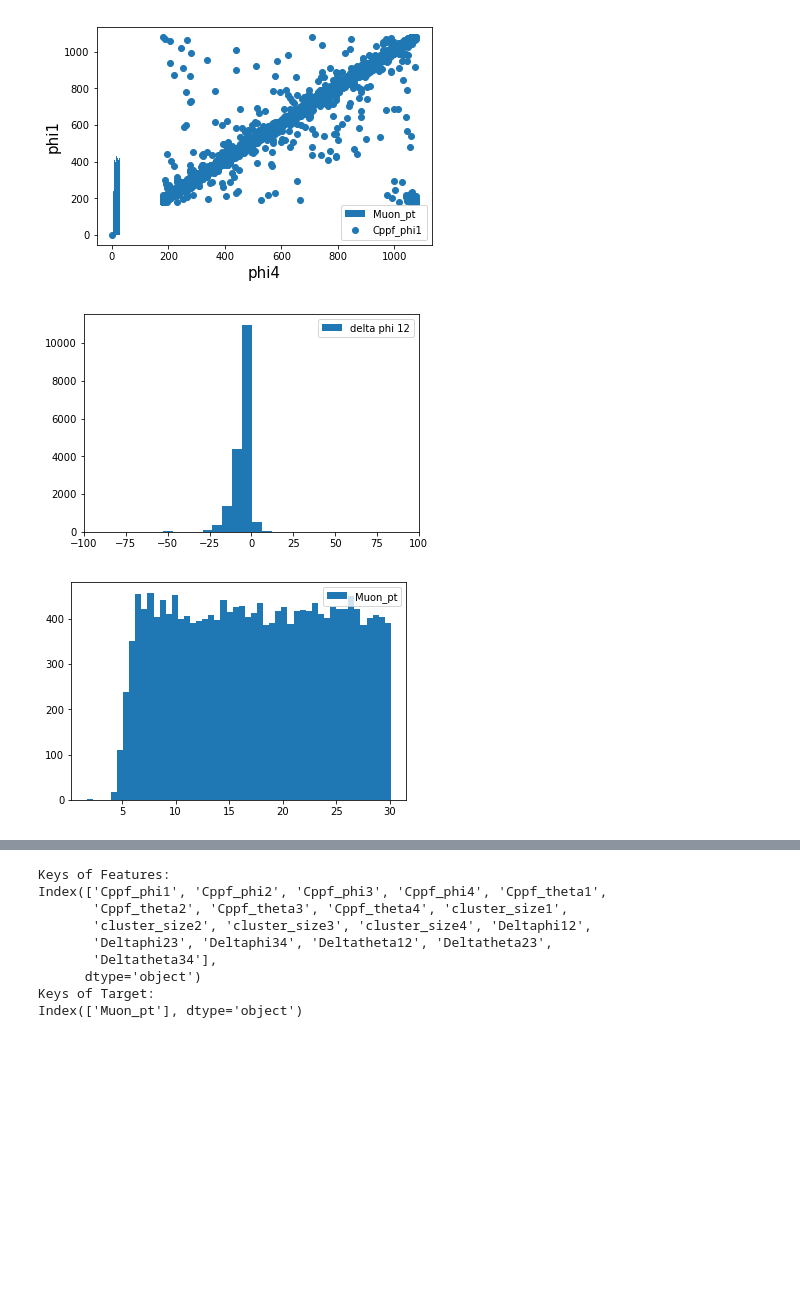
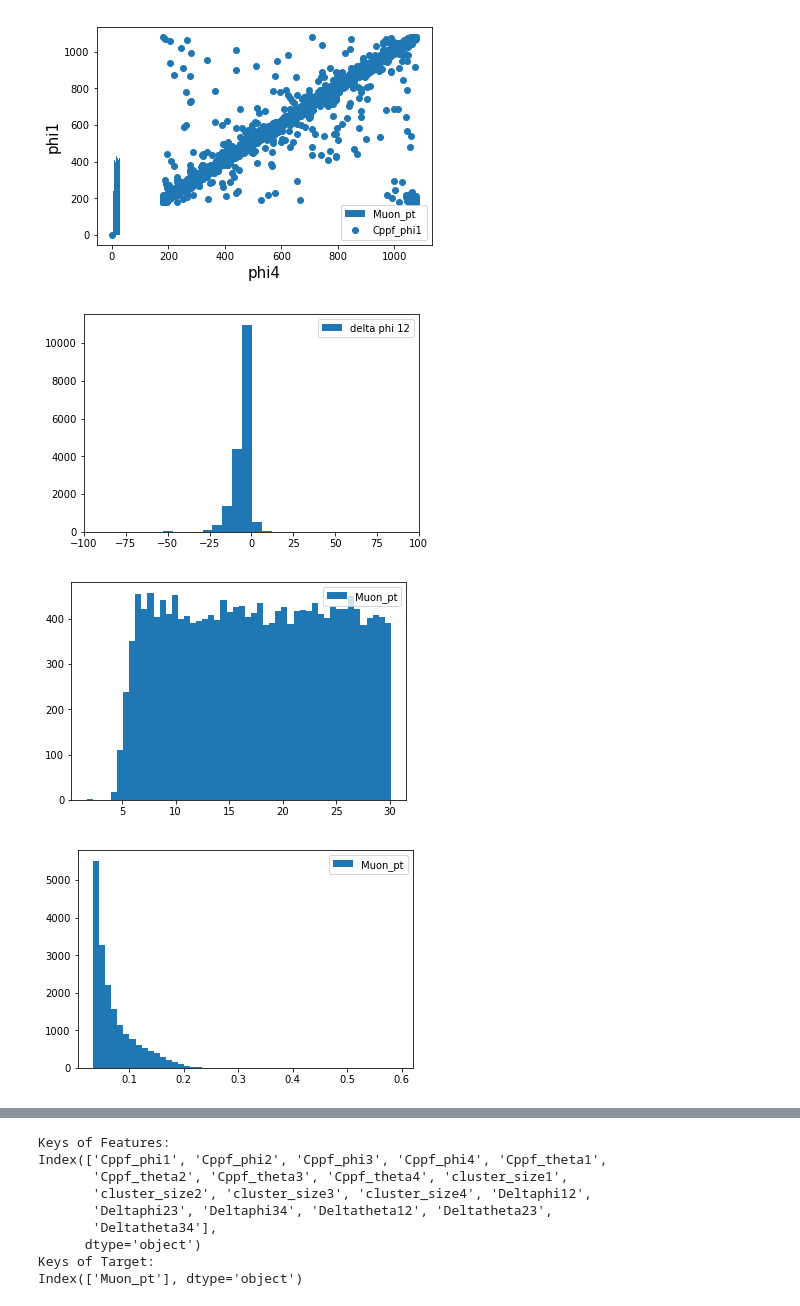
Before and after one commit to camilocarrillo/Machine-Learning, a Jupyter notebook: scikit_learn/BDT_cppf/BDT_training.ipynb, the cells around one changed output, grey strips where cells are left out. Cells and saved outputs as stored; diff of their text form; code cells hidden in the pictures; blank space fills up the shorter version.

```diff
--- a/scikit_learn/BDT_cppf/BDT_training.ipynb
+++ b/scikit_learn/BDT_cppf/BDT_training.ipynb
@@ -34,13 +34,18 @@ plt.show()
 # %%
 plt.hist(features.Cppf_phi2-features.Cppf_phi1, bins=300, label="delta phi 12")
 plt.legend()
 plt.xlim([-100,100])
 plt.show()
 
 plt.hist(target.Muon_pt, bins=50, label="Muon_pt")
 plt.legend()
 plt.show()
+
+plt.hist(1./target.Muon_pt, bins=50, label="Muon_pt")
+plt.legend()
+plt.show()
 # %% [output]
 [figure]
 [figure]
+[figure, added]
 # %%
```
Also changed, not shown: parts of 4 cells of this notebook, 2 other files.
